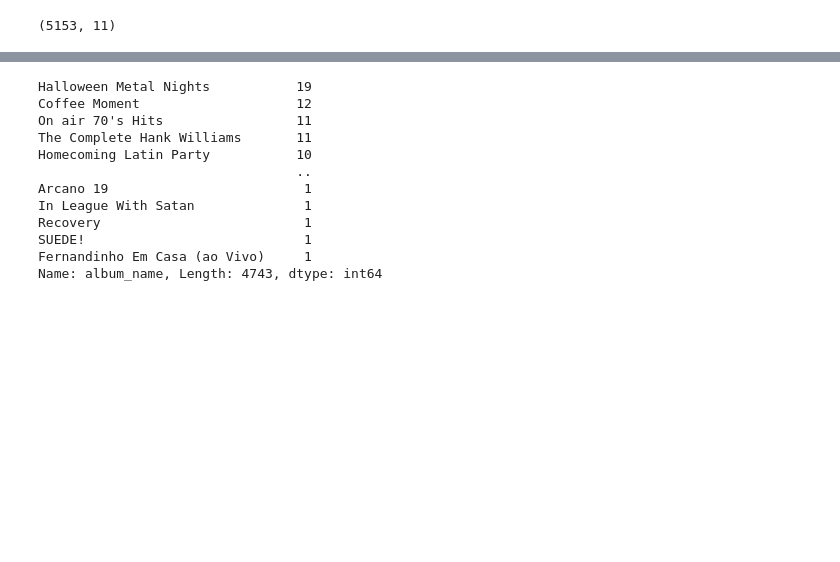
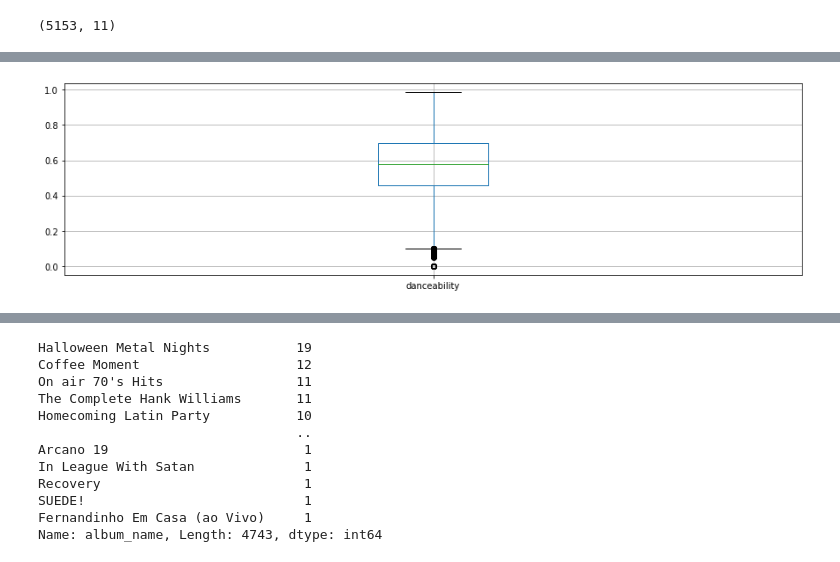
Before and after one commit to Sebastiao199/Project4WebScrapStats, a Jupyter notebook: Spotify_top.ipynb, the cells around one changed output, grey strips where cells are left out. Drawn from its saved outputs; the diff is of its cells as text; code cells hidden in the pictures; blank space fills up the shorter version.

```diff
--- a/Spotify_top.ipynb
+++ b/Spotify_top.ipynb
@@ -80,0 +148,6 @@ new_spotify= spotify_to_sample.merge(spotify, how='inner')
+# %%
+fig, ax = plt.subplots(figsize=(15,4))
+sns.set_style("white")
+boxplot = spotify2.boxplot(column=['danceability'])
+# %% [output]
+[figure, added]
```
Also changed, not shown: parts of 11 cells of this notebook.
